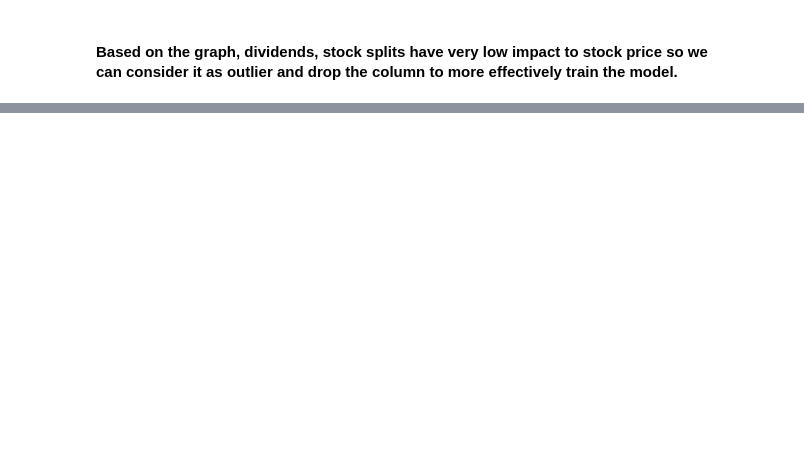
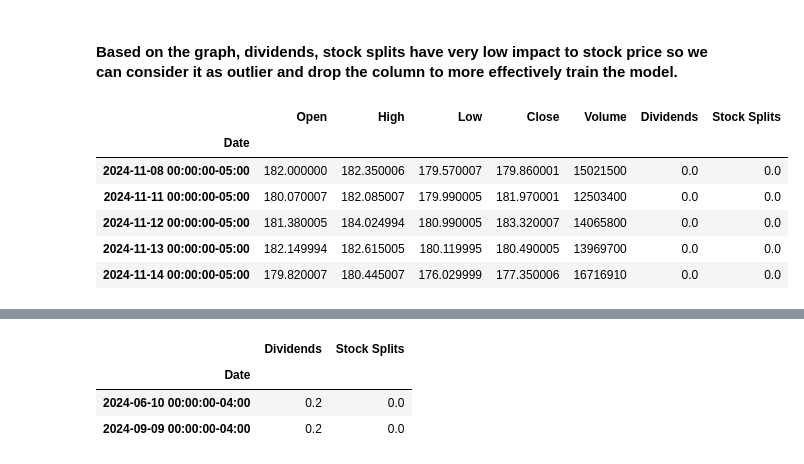
Before and after one commit to PhongCT1105/S-P_500_Stock_Prediction, a Jupyter notebook: Model.ipynb, the cells around one changed output, grey strips where cells are left out. Saved outputs shown, nothing was run; the diff lists cells and outputs as text; code cells hidden in the pictures; blank space fills up the shorter version.

Commit message:
google eda

```diff
--- a/Model.ipynb
+++ b/Model.ipynb
@@ -100,0 +94,15 @@ plt.show()
+# %%
+# Google
+goog = yf.Ticker("GOOG")
+hist_gg = goog.history(period = "2y")
+fin_gg = goog.financials
+act_gg = goog.actions
+display(hist_gg.tail(), fin_gg.head(), act_gg.tail())
+# %% [output]
+|  | Open | High | Low | Close | Volume | Dividends | Stock Splits |
+| Date |  |  |  |  |  |  |  |
+| 2024-11-08 00:00:00-05:00 | 182.000000 | 182.350006 | 179.570007 | 179.860001 | 15021500 | 0.0 | 0.0 |
+| 2024-11-11 00:00:00-05:00 | 180.070007 | 182.085007 | 179.990005 | 181.970001 | 12503400 | 0.0 | 0.0 |
+| 2024-11-12 00:00:00-05:00 | 181.380005 | 184.024994 | 180.990005 | 183.320007 | 14065800 | 0.0 | 0.0 |
+| 2024-11-13 00:00:00-05:00 | 182.149994 | 182.615005 | 180.119995 | 180.490005 | 13969700 | 0.0 | 0.0 |
+| 2024-11-14 00:00:00-05:00 | 179.820007 | 180.445007 | 176.029999 | 177.350006 | 16716910 | 0.0 | 0.0 |
@@ -100,0 +115,4 @@ plt.show()
+|  | Dividends | Stock Splits |
+| Date |  |  |
+| 2024-06-10 00:00:00-04:00 | 0.2 | 0.0 |
+| 2024-09-09 00:00:00-04:00 | 0.2 | 0.0 |
```
Also changed, not shown: parts of 6 cells of this notebook, 1 other file.
